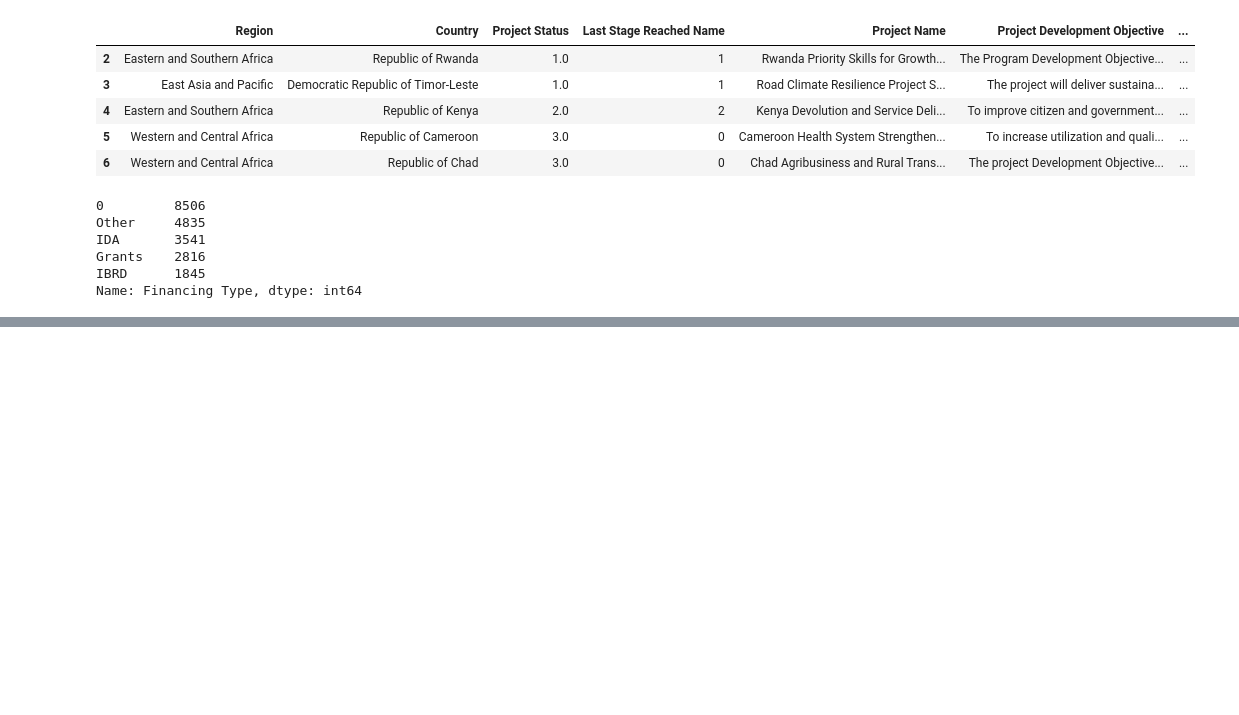
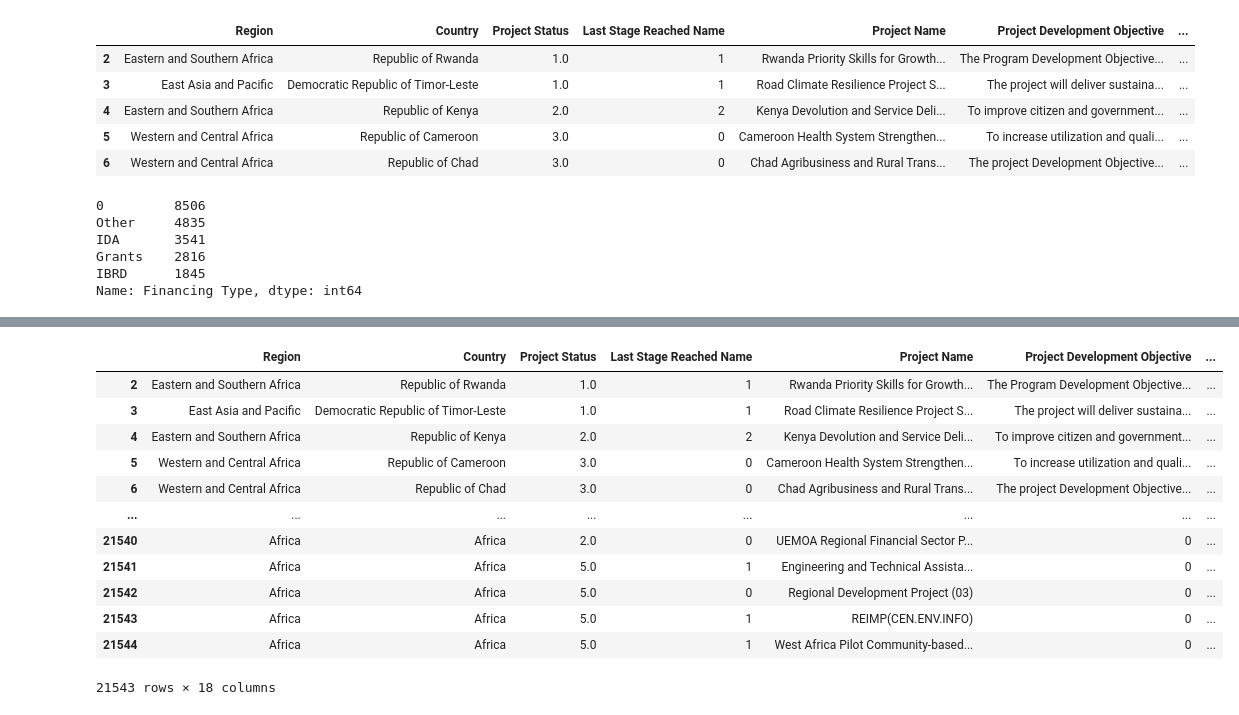
Before and after one commit to anjaliagarwal152615/world-bank-data-analysis-, a Jupyter notebook: world_bank.ipynb, the cells around one changed output, grey strips where cells are left out. Cells and saved outputs as stored; diff of their text form; code cells hidden in the pictures; blank space fills up the shorter version.

```diff
--- a/world_bank.ipynb
+++ b/world_bank.ipynb
@@ -205,0 +207,16 @@ Name: Lending Instrument, dtype: int64
+# %%
+df
+# %% [output]
+|  | Region | Country | Project Status | Last Stage Reached Name | Project Name | Project Development Objective | ... |
+| 2 | Eastern and Southern Africa | Republic of Rwanda | 1.0 | 1 | Rwanda Priority Skills for Growth... | The Program Development Objective... | ... |
+| 3 | East Asia and Pacific | Democratic Republic of Timor-Leste | 1.0 | 1 | Road Climate Resilience Project S... | The project will deliver sustaina... | ... |
+| 4 | Eastern and Southern Africa | Republic of Kenya | 2.0 | 2 | Kenya Devolution and Service Deli... | To improve citizen and government... | ... |
+| 5 | Western and Central Africa | Republic of Cameroon | 3.0 | 0 | Cameroon Health System Strengthen... | To increase utilization and quali... | ... |
+| 6 | Western and Central Africa | Republic of Chad | 3.0 | 0 | Chad Agribusiness and Rural Trans... | The project Development Objective... | ... |
+| ... | ... | ... | ... | ... | ... | ... | ... |
+| 21540 | Africa | Africa | 2.0 | 0 | UEMOA Regional Financial Sector P... | 0 | ... |
+| 21541 | Africa | Africa | 5.0 | 1 | Engineering and Technical Assista... | 0 | ... |
+| 21542 | Africa | Africa | 5.0 | 0 | Regional Development Project (03) | 0 | ... |
+| 21543 | Africa | Africa | 5.0 | 1 | REIMP(CEN.ENV.INFO) | 0 | ... |
+| 21544 | Africa | Africa | 5.0 | 1 | West Africa Pilot Community-based... | 0 | ... |
+21543 rows × 18 columns
```
Also changed, not shown: parts of 5 cells of this notebook.
